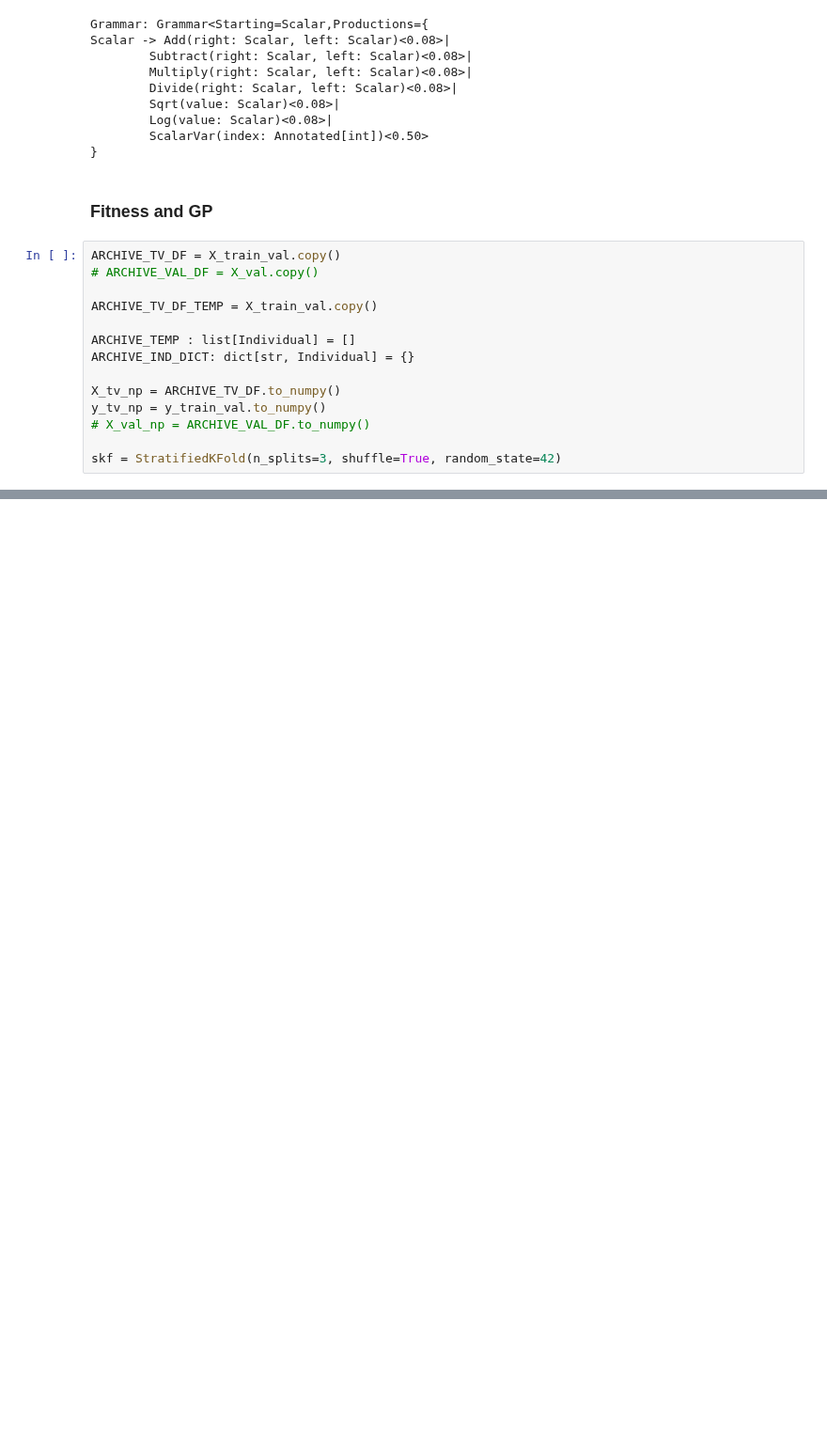
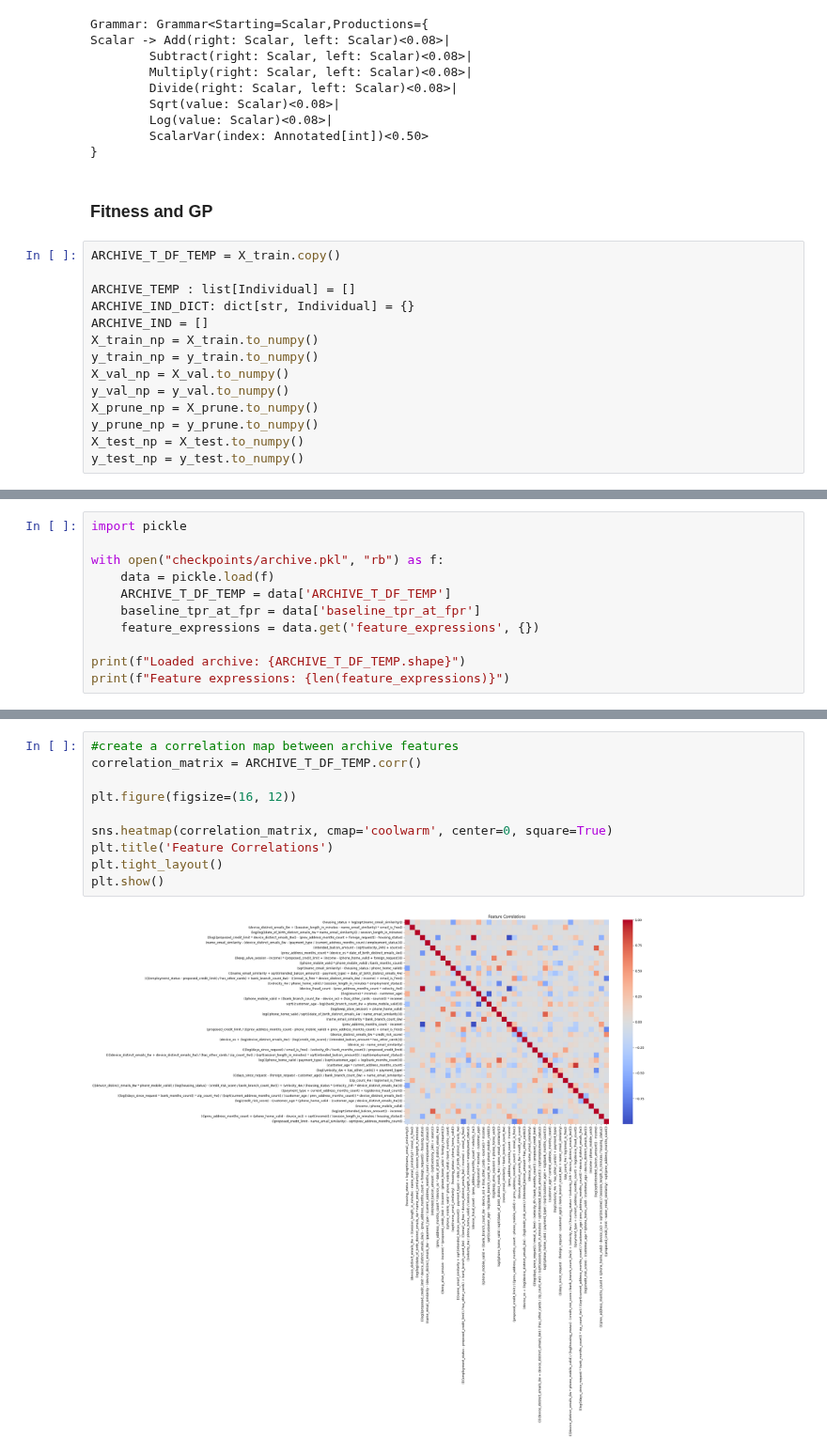
Before and after one commit to gabmeirinho/tese, a Jupyter notebook: gggp.ipynb, the cells around one changed output, grey strips where cells are left out. Shown at 94% size. Cells and saved outputs as stored; diff of their text form; blank space fills up the shorter version.

```diff
--- a/gggp.ipynb
+++ b/gggp.ipynb
@@ -386,19 +343,19 @@ Scalar -> Add(right: Scalar, left: Scalar)<0.08>|
 # %% [markdown]
 ### Fitness and GP
 # %%
-ARCHIVE_TV_DF = X_train_val.copy()
-# ARCHIVE_VAL_DF = X_val.copy()
-
-ARCHIVE_TV_DF_TEMP = X_train_val.copy()
+ARCHIVE_T_DF_TEMP = X_train.copy()
 
 ARCHIVE_TEMP : list[Individual] = []
 ARCHIVE_IND_DICT: dict[str, Individual] = {}
-
-X_tv_np = ARCHIVE_TV_DF.to_numpy()
-y_tv_np = y_train_val.to_numpy()
-# X_val_np = ARCHIVE_VAL_DF.to_numpy()
-
-skf = StratifiedKFold(n_splits=3, shuffle=True, random_state=42)
+ARCHIVE_IND = []
+X_train_np = X_train.to_numpy()
+y_train_np = y_train.to_numpy()
+X_val_np = X_val.to_numpy()
+y_val_np = y_val.to_numpy()
+X_prune_np = X_prune.to_numpy()
+y_prune_np = y_prune.to_numpy()
+X_test_np = X_test.to_numpy()
+y_test_np = y_test.to_numpy()
 # %%
 def fitness_function(individual: Scalar): #individual -> expression
 
@@ -593,0 +626,11 @@ KeyboardInterrupt:
+# %%
+import pickle
+
+with open("checkpoints/archive.pkl", "rb") as f:
+    data = pickle.load(f)
+    ARCHIVE_T_DF_TEMP = data['ARCHIVE_T_DF_TEMP']
+    baseline_tpr_at_fpr = data['baseline_tpr_at_fpr']
+    feature_expressions = data.get('feature_expressions', {})
+
+print(f"Loaded archive: {ARCHIVE_T_DF_TEMP.shape}")
+print(f"Feature expressions: {len(feature_expressions)}")
@@ -593,0 +640,12 @@ KeyboardInterrupt:
+# %%
+#create a correlation map between archive features
+correlation_matrix = ARCHIVE_T_DF_TEMP.corr()
+
+plt.figure(figsize=(16, 12))
+
+sns.heatmap(correlation_matrix, cmap='coolwarm', center=0, square=True)
+plt.title('Feature Correlations')
+plt.tight_layout()
+plt.show()
+# %% [output]
+[figure, added]
```
Also changed, not shown: parts of 17 cells of this notebook, 3 other files.
